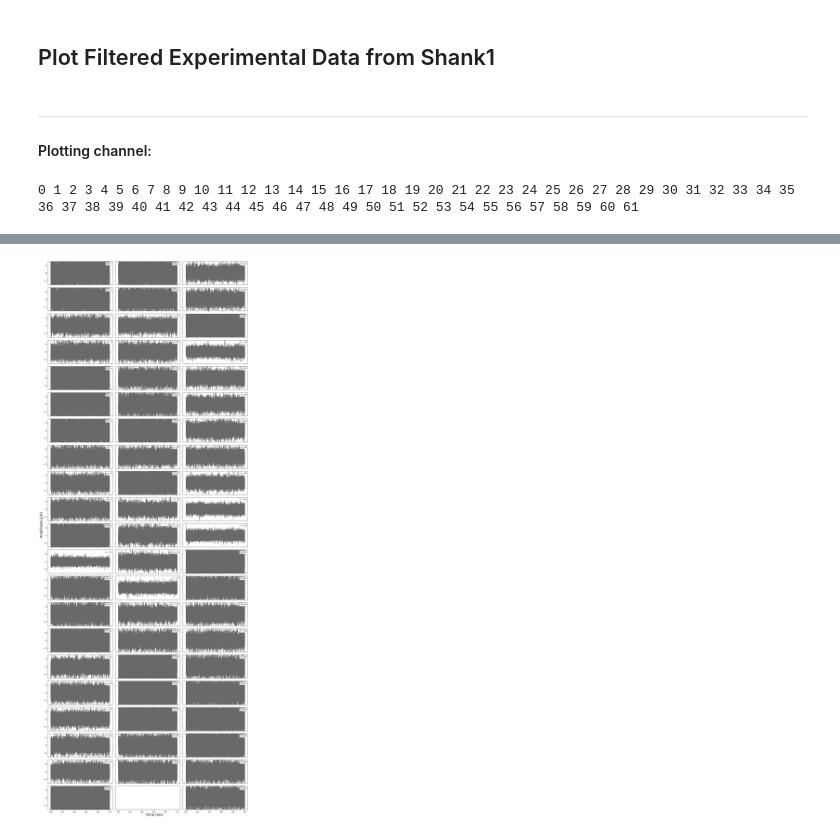
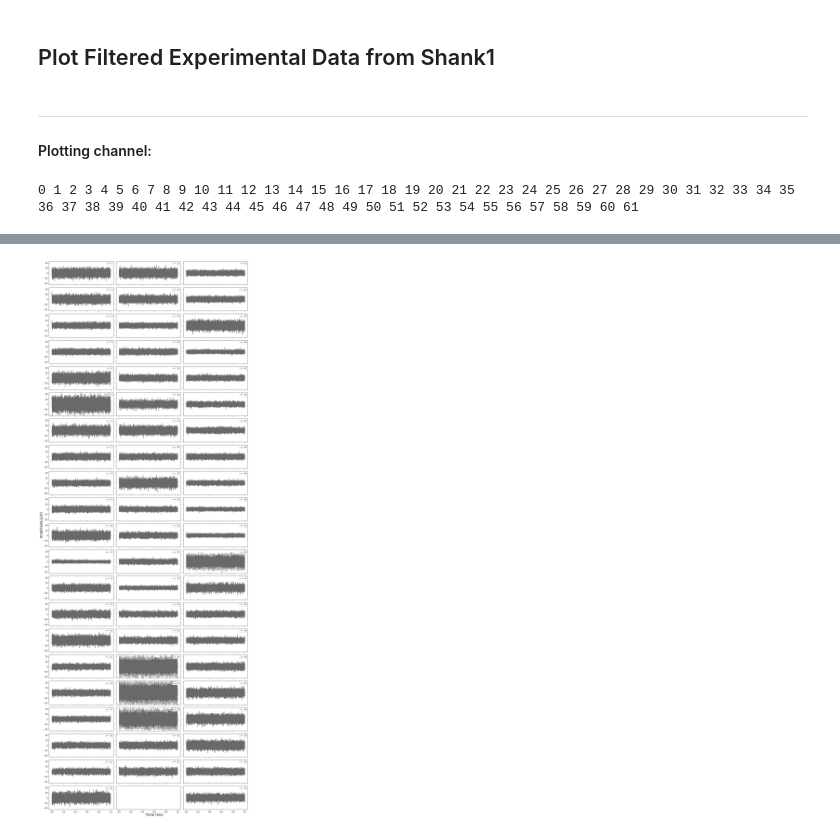
Before and after one commit to haleyspeed/willow, a Jupyter notebook: h5_probe.ipynb, the cells around one changed output, grey strips where cells are left out. Saved outputs shown, nothing was run; the diff lists cells and outputs as text; code cells hidden in the pictures.

```diff
--- a/h5_probe.ipynb
+++ b/h5_probe.ipynb
@@ -200,7 +199,7 @@ hf_probe.close()
 # %% [markdown]
 ## Plot unfiltered experimental data  from Shank1 as grid
 # %%
-def grid_plot_unfiltered(chans, start, end, shank_num):
+def grid_plot_unfiltered(chans, start, end):
     display(HTML('<hr><h4>Plotting channel: '))
     fig, ax = plt.subplots (21,3, figsize =(15,40), sharex = True, sharey = True)
     j = 0
@@ -215,21 +214,21 @@ def grid_plot_unfiltered(chans, start, end, shank_num):
             ax[i][j].legend(handles, labels, loc = 'upper right', fontsize = 8, shadow = False)
             #y_lims = ax[i][j].get_ylim()
             #ax[i][j].set_ylim(y_lims[0] - abs(y_lims[0]) * 0.1, y_lims[1] + abs(y_lims[1]) * 0.1)
-            ax[i][j].set_ylim(unfiltered_stats.means[ch_num] - unfiltered_stats.rngs[ch_num]*0.25,
-                              unfiltered_stats.means[ch_num] + unfiltered_stats.rngs[ch_num]*0.25)
+            ax[i][j].set_ylim(unfiltered_stats.means[ch_num] - unfiltered_stats.rngs[ch_num]*0.75,
+                              unfiltered_stats.means[ch_num] + unfiltered_stats.rngs[ch_num]*0.75)
             #ax[i][j].set_title("Channel #" + str(chan) + ', Z = ' + str(round(imp[chan],2))  + r' M$\Omega$', fontsize = 20)
             #ax[i][j].tick_params (labelsize = 15)
             plt.tight_layout()
             ch_num = ch_num + 1
     fig.text(0.0, 0.5, r'Amplitude ($\mu$V)', ha='center', rotation='vertical', fontsize = 18)
     fig.text(0.5, 0.0, 'Time (ms)', va='center',  fontsize = 18)
-    plt.savefig ('shank' + str(shank_num) + '_grid_unfiltered.png')
+    plt.savefig (basefile.replace('.h5','_grid_unfiltered.png'))
     display(HTML('<hr>'))
 
-
+shank_num = 1
 win = [0,30000]
-chans = list(np.arange(0,col_num + sum(row_num)))
-grid_plot_unfiltered(chans, win[0], win[1], shank_num)
+chans = list(np.arange(0,shank_num*(col_num + sum(row_num))))
+grid_plot_unfiltered(chans, win[0], win[1])
 # %% [output]
 Plotting channel:
 0 1 2 3 4 5 6 7 8 9 10 11 12 13 14 15 16 17 18 19 20 21 22 23 24 25 26 27 28 29 30 31 32 33 34 35 36 37 38 39 40 41 42 43 44 45 46 47 48 49 50 51 52 53 54 55 56 57 58 59 60 61
@@ -241,35 +240,35 @@ Plotting channel:
 def grid_plot_filtered(chans, start, end, shank_num, filtered):
     display(HTML('<hr><h4>Plotting channel: '))
     fig, ax = plt.subplots (21,3, figsize =(15,40), sharex = True, sharey = True)
     j = 0
     ch_num = 0
     for j in range (0,col_num):
         i = 0
         for i in range (0,row_num[j]):
             print(ch_num, end = ' ')
             ax[i][j].plot(x_subs[start:end]/fs, filtered.iloc[start:end,ch_num], color = 'dimgray',
                             label=str(ch_num)) # Filtered Signal
             handles, labels = ax[i][j].get_legend_handles_labels()
             ax[i][j].legend(handles, labels, loc = 'upper right', fontsize = 8, shadow = False)
             #y_lims = ax[i][j].get_ylim()
             #ax[i][j].set_ylim(y_lims[0] - abs(y_lims[0]) * 0.1, y_lims[1] + abs(y_lims[1]) * 0.1)
-            ax[i][j].set_ylim(filtered_stats.means[ch_num] - filtered_stats.rngs[ch_num]*0.25,
-                              filtered_stats.means[ch_num] + filtered_stats.rngs[ch_num]*0.25)
+            ax[i][j].set_ylim(filtered_stats.means[ch_num] - filtered_stats.rngs[ch_num]*0.75,
+                              filtered_stats.means[ch_num] + filtered_stats.rngs[ch_num]*0.75)
             #ax[i][j].set_title("Channel #" + str(chan) + ', Z = ' + str(round(imp[chan],2))  + r' M$\Omega$', fontsize = 20)
             #ax[i][j].tick_params (labelsize = 15)
             plt.tight_layout()
             ch_num = ch_num + 1
     fig.text(0.0, 0.5, r'Amplitude ($\mu$V)', ha='center', rotation='vertical', fontsize = 18)
     fig.text(0.5, 0.0, 'Time (ms)', va='center',  fontsize = 18)
     plt.savefig ('shank' + str(shank_num) + '_grid_unfiltered.png')
     display(HTML('<hr>'))
 
-
+shank_num = 1
 win = [0,30000]
-chans = list(np.arange(0,col_num + sum(row_num)))
+chans = list(np.arange(0,shank_num*(col_num + sum(row_num))))
 grid_plot_filtered(chans, win[0], win[1], 1, filtered)
 # %% [output]
 Plotting channel:
 0 1 2 3 4 5 6 7 8 9 10 11 12 13 14 15 16 17 18 19 20 21 22 23 24 25 26 27 28 29 30 31 32 33 34 35 36 37 38 39 40 41 42 43 44 45 46 47 48 49 50 51 52 53 54 55 56 57 58 59 60 61
 [interactive output not drawn]
-[figure, old version]
+[figure, new version]
```
Also changed, not shown: parts of 5 cells of this notebook.
